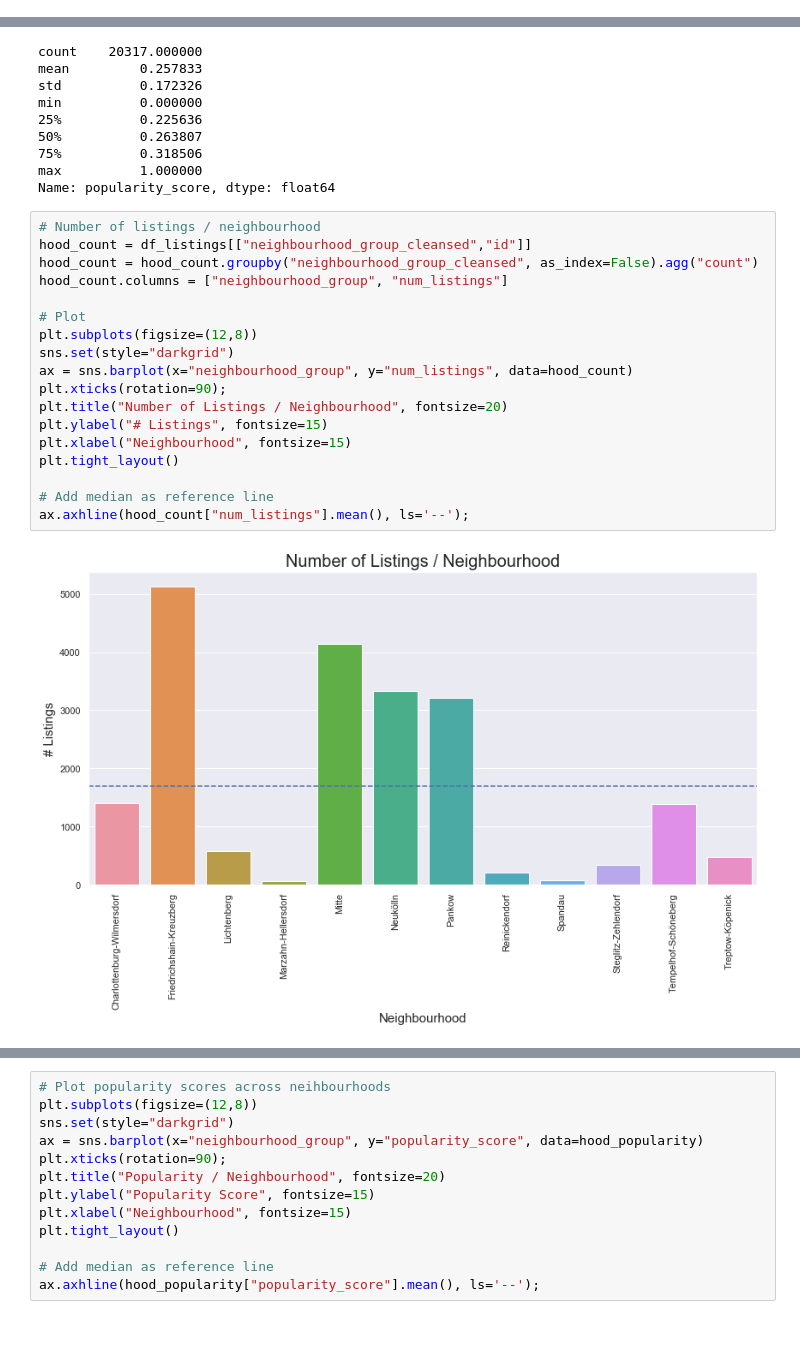
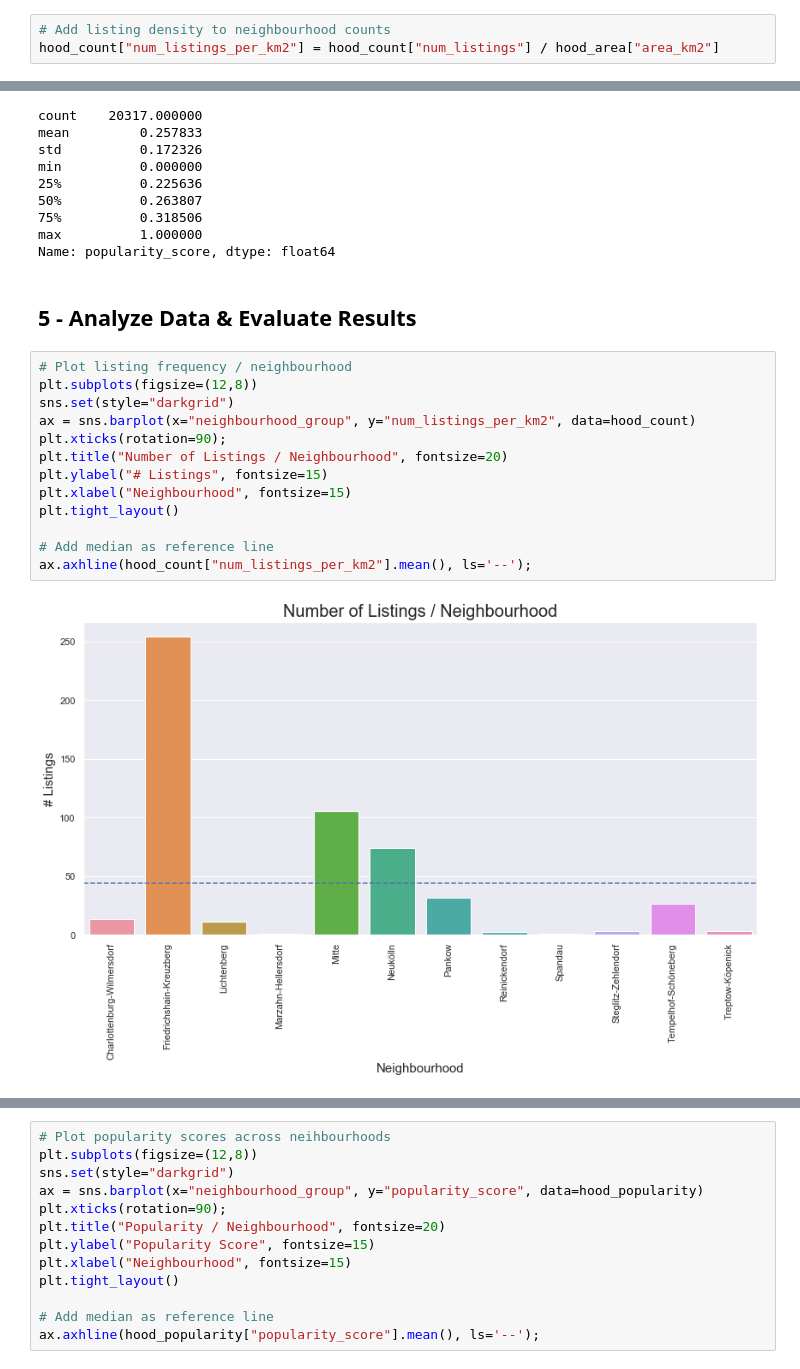
Before and after one commit to pape1412/airbnb, a Jupyter notebook: notebooks/q1_airbnb_popularity.ipynb, the cells around one changed output, grey strips where cells are left out. Cells and saved outputs as stored; diff of their text form; blank space fills up the shorter version.

```diff
--- a/notebooks/q1_airbnb_popularity.ipynb
+++ b/notebooks/q1_airbnb_popularity.ipynb
@@ -137,0 +178,3 @@ df_listings["neighbourhood_group_cleansed"] = df_listings["neighbourhood_group_c
+# %%
+# Add listing density to neighbourhood counts
+hood_count["num_listings_per_km2"] = hood_count["num_listings"] / hood_area["area_km2"]
@@ -186,23 +234,20 @@ min          0.000000
 75%          0.318506
 max          1.000000
 Name: popularity_score, dtype: float64
+# %% [markdown]
+## 5 - Analyze Data & Evaluate Results
 # %%
-# Number of listings / neighbourhood
-hood_count = df_listings[["neighbourhood_group_cleansed","id"]]
-hood_count = hood_count.groupby("neighbourhood_group_cleansed", as_index=False).agg("count")
-hood_count.columns = ["neighbourhood_group", "num_listings"]
-
-# Plot
+# Plot listing frequency / neighbourhood
 plt.subplots(figsize=(12,8))
 sns.set(style="darkgrid")
-ax = sns.barplot(x="neighbourhood_group", y="num_listings", data=hood_count)
+ax = sns.barplot(x="neighbourhood_group", y="num_listings_per_km2", data=hood_count)
 plt.xticks(rotation=90);
 plt.title("Number of Listings / Neighbourhood", fontsize=20)
 plt.ylabel("# Listings", fontsize=15)
 plt.xlabel("Neighbourhood", fontsize=15)
 plt.tight_layout()
 
 # Add median as reference line
-ax.axhline(hood_count["num_listings"].mean(), ls='--');
+ax.axhline(hood_count["num_listings_per_km2"].mean(), ls='--');
 # %% [output]
-[figure, old version]
+[figure, new version]
```
Also changed, not shown: parts of 23 cells of this notebook.
